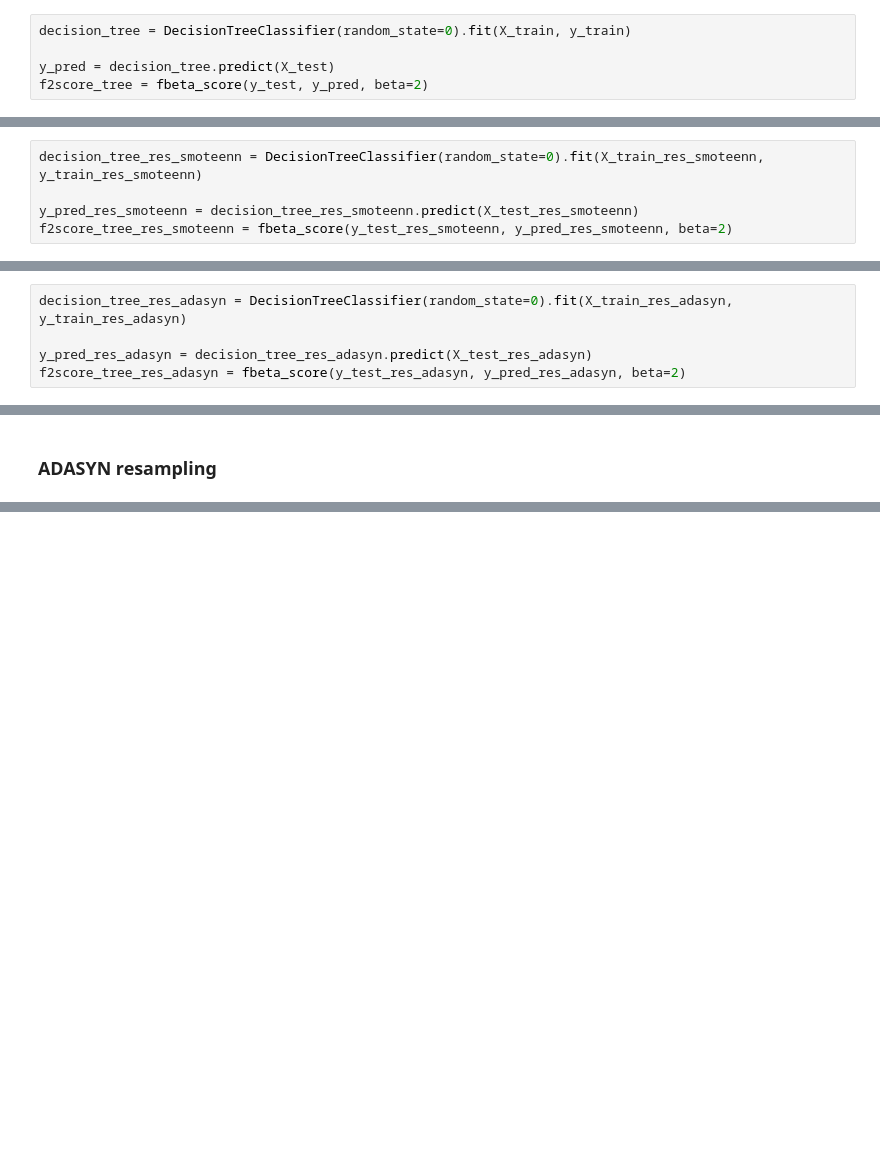
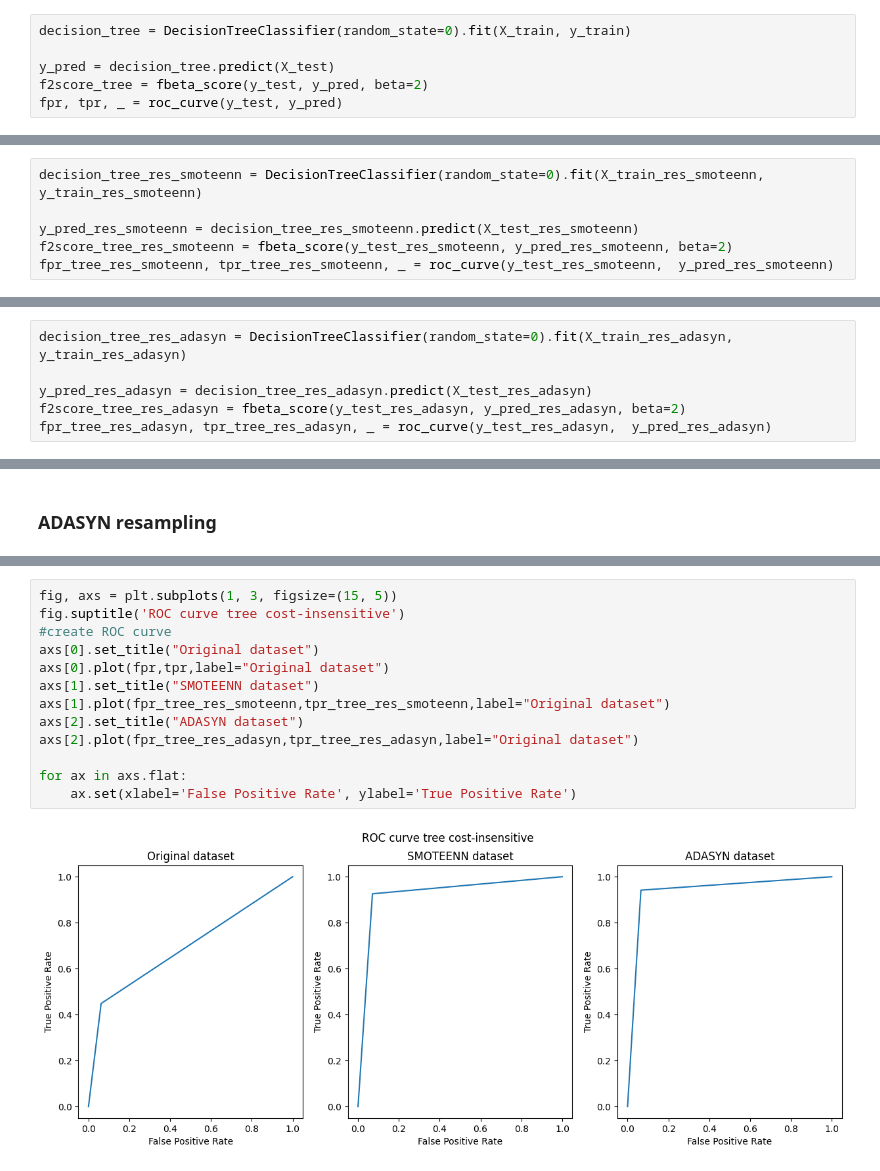
Before and after one commit to Giut0/NASA-NEO-Project, a Jupyter notebook: learning.ipynb, the cells around one changed output, grey strips where cells are left out. Drawn from its saved outputs; the diff is of its cells as text; blank space fills up the shorter version.

```diff
--- a/learning.ipynb
+++ b/learning.ipynb
@@ -35,4 +36,5 @@ decision_tree = DecisionTreeClassifier(random_state=0).fit(X_train, y_train)
 
 y_pred = decision_tree.predict(X_test)
 f2score_tree = fbeta_score(y_test, y_pred, beta=2)
+fpr, tpr, _ = roc_curve(y_test, y_pred)
 # %%
@@ -105,4 +108,5 @@ decision_tree_res_smoteenn = DecisionTreeClassifier(random_state=0).fit(X_train_
 
 y_pred_res_smoteenn = decision_tree_res_smoteenn.predict(X_test_res_smoteenn)
 f2score_tree_res_smoteenn = fbeta_score(y_test_res_smoteenn, y_pred_res_smoteenn, beta=2)
+fpr_tree_res_smoteenn, tpr_tree_res_smoteenn, _ = roc_curve(y_test_res_smoteenn,  y_pred_res_smoteenn)
 # %%
@@ -175,4 +180,5 @@ decision_tree_res_adasyn = DecisionTreeClassifier(random_state=0).fit(X_train_re
 
 y_pred_res_adasyn = decision_tree_res_adasyn.predict(X_test_res_adasyn)
 f2score_tree_res_adasyn = fbeta_score(y_test_res_adasyn, y_pred_res_adasyn, beta=2)
+fpr_tree_res_adasyn, tpr_tree_res_adasyn, _ = roc_curve(y_test_res_adasyn,  y_pred_res_adasyn)
 # %%
@@ -356,0 +367,15 @@ sns.barplot(x=["Original dataset", "SMOTEEN dataset","ADASYN dataset"], y=[f2sco
+# %%
+fig, axs = plt.subplots(1, 3, figsize=(15, 5))
+fig.suptitle('ROC curve tree cost-insensitive')
+#create ROC curve
+axs[0].set_title("Original dataset")
+axs[0].plot(fpr,tpr,label="Original dataset")
+axs[1].set_title("SMOTEENN dataset")
+axs[1].plot(fpr_tree_res_smoteenn,tpr_tree_res_smoteenn,label="Original dataset")
+axs[2].set_title("ADASYN dataset")
+axs[2].plot(fpr_tree_res_adasyn,tpr_tree_res_adasyn,label="Original dataset")
+
+for ax in axs.flat:
+    ax.set(xlabel='False Positive Rate', ylabel='True Positive Rate')
+# %% [output]
+[figure, added]
```
Also changed, not shown: parts of 31 cells of this notebook, 11 other files.
